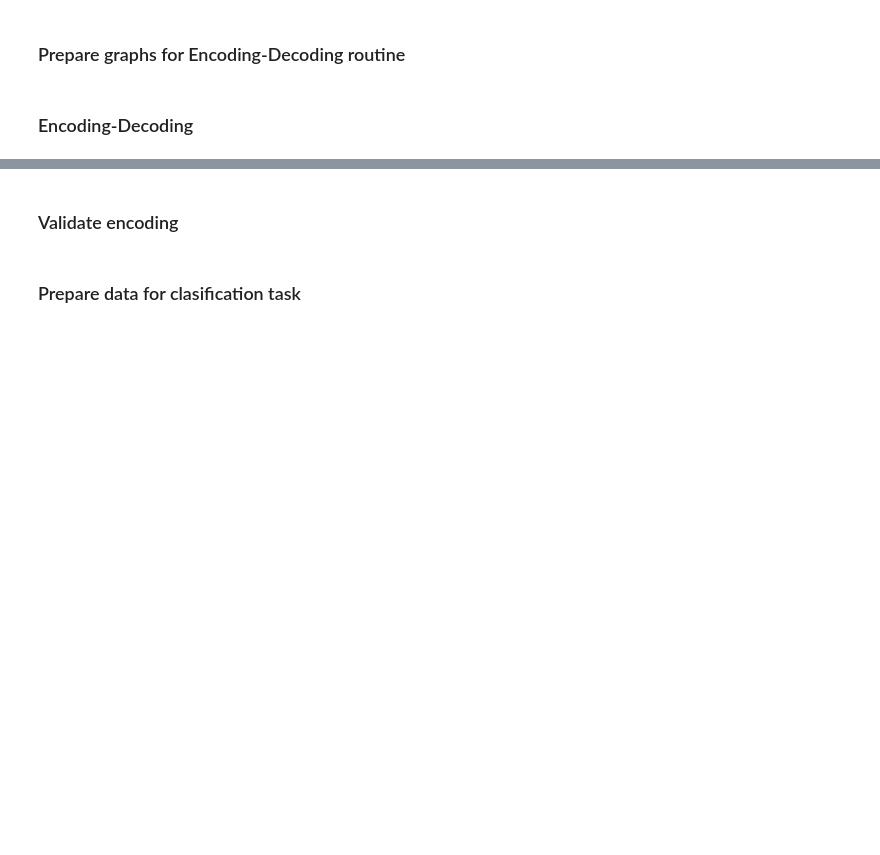
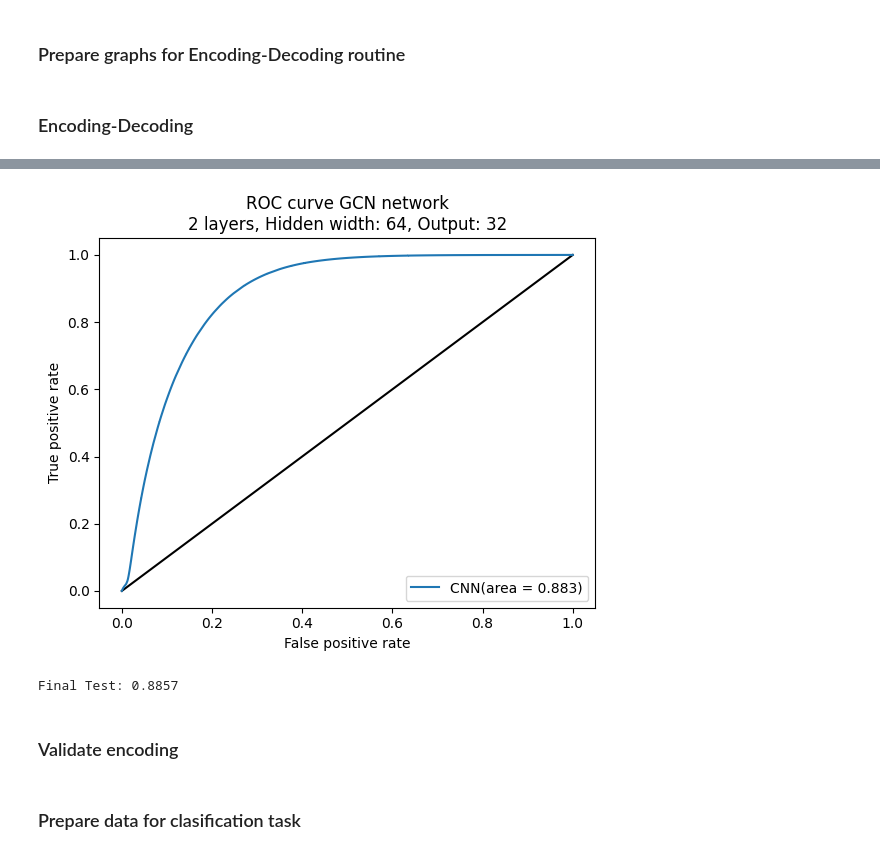
Before and after one commit to jpCantillana/NgLearning, a Jupyter notebook: torch_encdec_predict_oct.ipynb, the cells around one changed output, grey strips where cells are left out. Cells and saved outputs as stored; diff of their text form; code cells hidden in the pictures; blank space fills up the shorter version.

```diff
--- a/torch_encdec_predict_oct.ipynb
+++ b/torch_encdec_predict_oct.ipynb
@@ -77,3 +77,4 @@ ordered_difficulty = sorted(ordered_difficulty, key=lambda tup: tup[1], reverse=
 instances_to_add = [ordered_difficulty[i][0] for i in range(0,1000)]
 instances_remaining = [ordered_difficulty[i][0] for i in range(1000,len(ordered_difficulty))]
 easy_instances = sample(instances_remaining, 2000)
+instance_list = instances_to_add + easy_instances
@@ -84,10 +127,13 @@ data_list = []
 aux_data_list = []
 
 
-for instance_name in ng_dict:
+for instance_name in instance_list:
     instance = instance_dict[instance_name]
+    attr = []
+    for i in instance:
+        attr.append(i[1:])
     y = torch.tensor(ng_dict[instance_name], dtype=torch.float)
-    x = torch.tensor(instance, dtype=torch.float)
+    x = nn.functional.normalize( torch.tensor(attr, dtype=torch.float) )
     pos = []
     tw_sets_dict = {}
     for i in instance:
@@ -109,6 +158,6 @@ train_size = [g[0] for g in labeled_graphs]
 val_size = [g[1] for g in labeled_graphs]
 test_size = [g[2] for g in labeled_graphs]
 
-train_loader = DataLoader(train_size, batch_size=150, shuffle=True)
-val_loader = DataLoader(val_size, batch_size=150, shuffle=False)
-test_loader = DataLoader(test_size, batch_size=150, shuffle=False)
+train_loader = DataLoader(train_size, batch_size=100, shuffle=True)
+val_loader = DataLoader(val_size, batch_size=100, shuffle=False)
+test_loader = DataLoader(test_size, batch_size=100, shuffle=False)
@@ -222,7 +276,7 @@ for epoch in range(1, last_epoch + 1):
                 plt.plot(fpr, tpr, label='CNN(area = {:.3f})'.format(roc_auc))
                 plt.xlabel('False positive rate')
                 plt.ylabel('True positive rate')
-                plt.title('ROC curve GCN network\n2 layers, Hidden width: 256, Output: 64')
+                plt.title('ROC curve GCN network\n2 layers, Hidden width: 64, Output: 32')
                 plt.legend(loc='best')
                 plt.show()
                 break
@@ -248,9 +302,10 @@ for epoch in range(1, last_epoch + 1):
         plt.plot(fpr, tpr, label='CNN(area = {:.3f})'.format(roc_auc))
         plt.xlabel('False positive rate')
         plt.ylabel('True positive rate')
-        plt.title('ROC curve GCN network\n2 layers, Hidden width: 256, Output: 64')
+        plt.title('ROC curve GCN network\n2 layers, Hidden width: 64, Output: 32')
         plt.legend(loc='best')
         plt.show()
 
 
 print(f'Final Test: {final_test_auc:.4f}')
+# %% [output]
@@ -256,0 +318,2 @@ print(f'Final Test: {final_test_auc:.4f}')
+[figure, added]
+Final Test: 0.8857
```
Also changed, not shown: parts of 20 cells of this notebook, 1 other file.
